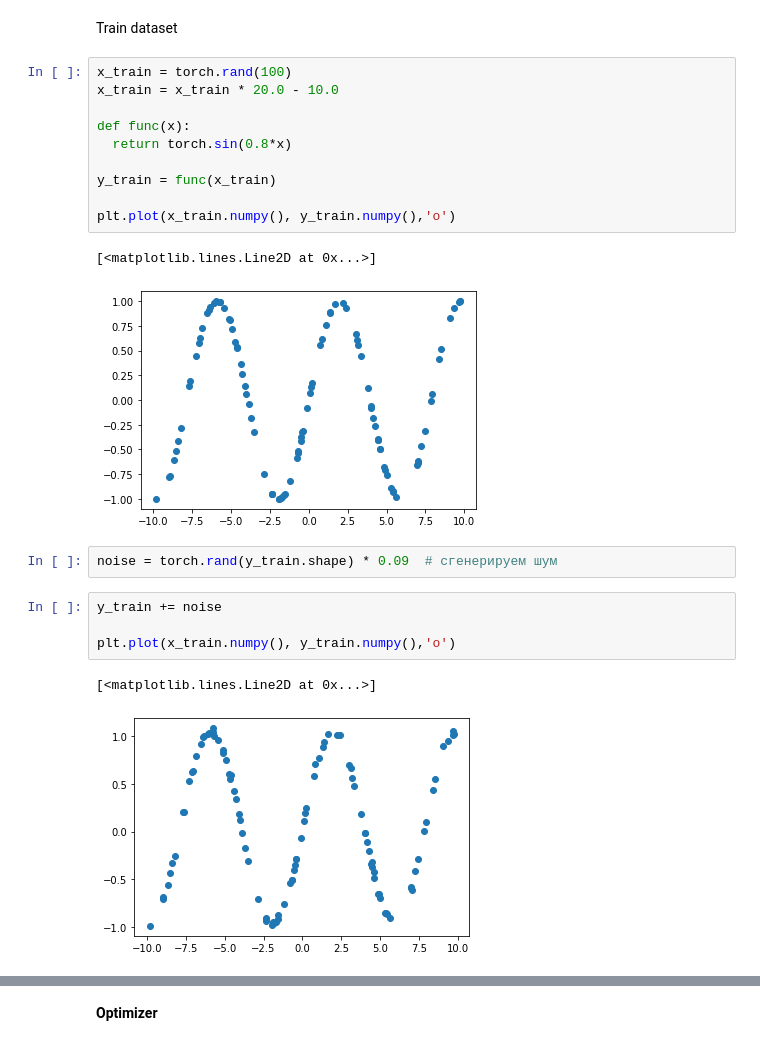
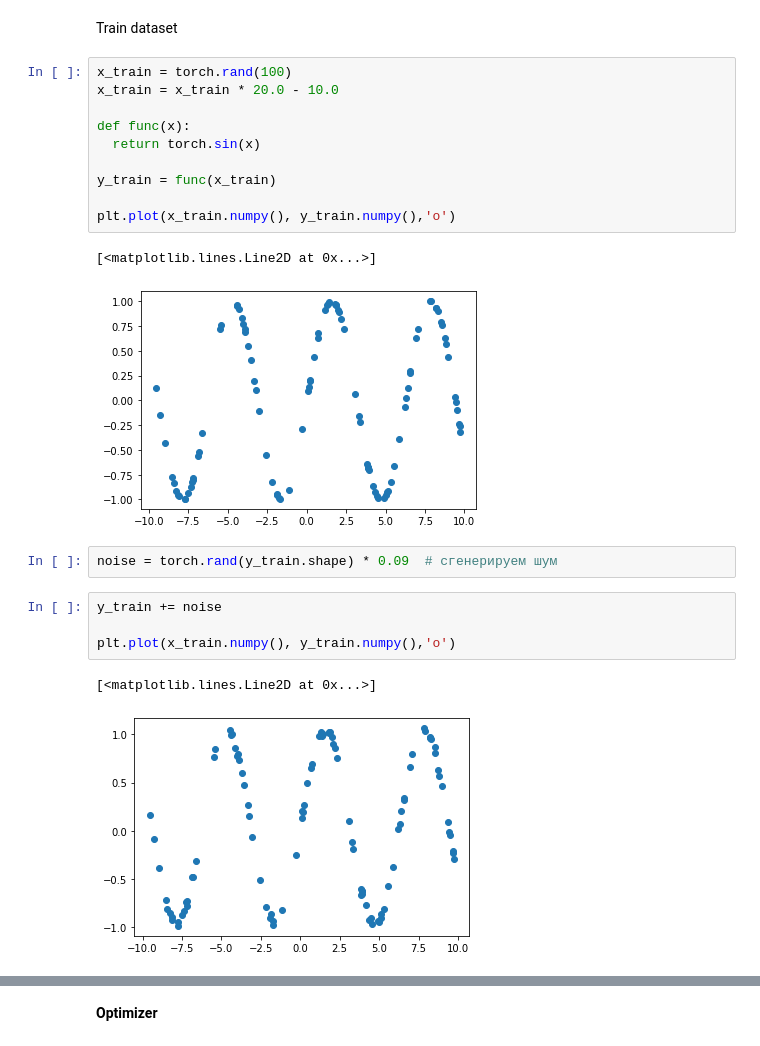
Before and after one commit to DenZaytsev/PyTorch_practice, a Jupyter notebook: test.ipynb, the cells around one changed output, grey strips where cells are left out. Drawn from its saved outputs; the diff is of its cells as text.

```diff
--- a/test.ipynb
+++ b/test.ipynb
@@ -13,16 +13,16 @@ Train dataset
 # %%
 x_train = torch.rand(100)
 x_train = x_train * 20.0 - 10.0
 
 def func(x):
-  return torch.sin(0.8*x)
+  return torch.sin(x)
 
 y_train = func(x_train)
 
 plt.plot(x_train.numpy(), y_train.numpy(),'o')
 # %% [output]
 [<matplotlib.lines.Line2D at 0x...>]
-[figure, old version]
+[figure, new version]
 # %%
 noise = torch.rand(y_train.shape) * 0.09  # сгенерируем шум
 # %%
@@ -31,7 +31,7 @@ y_train += noise
 plt.plot(x_train.numpy(), y_train.numpy(),'o')
 # %% [output]
 [<matplotlib.lines.Line2D at 0x...>]
-[figure, old version]
+[figure, new version]
 # %%
 x_train.unsqueeze_(1)  # получаем вектора "строки" вектор  "столбец"
 y_train.unsqueeze_(1)
```
Also changed, not shown: parts of 9 cells of this notebook.
